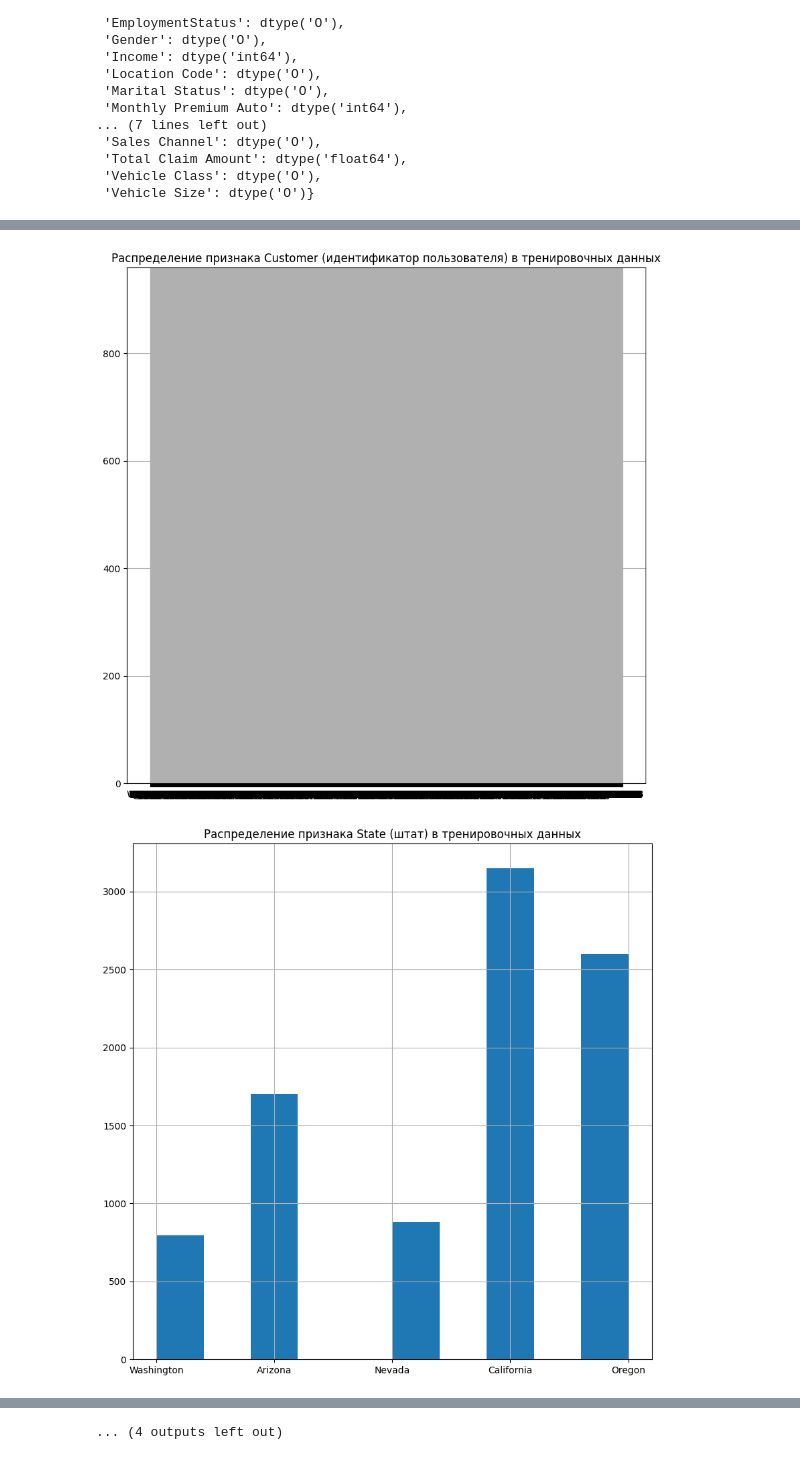
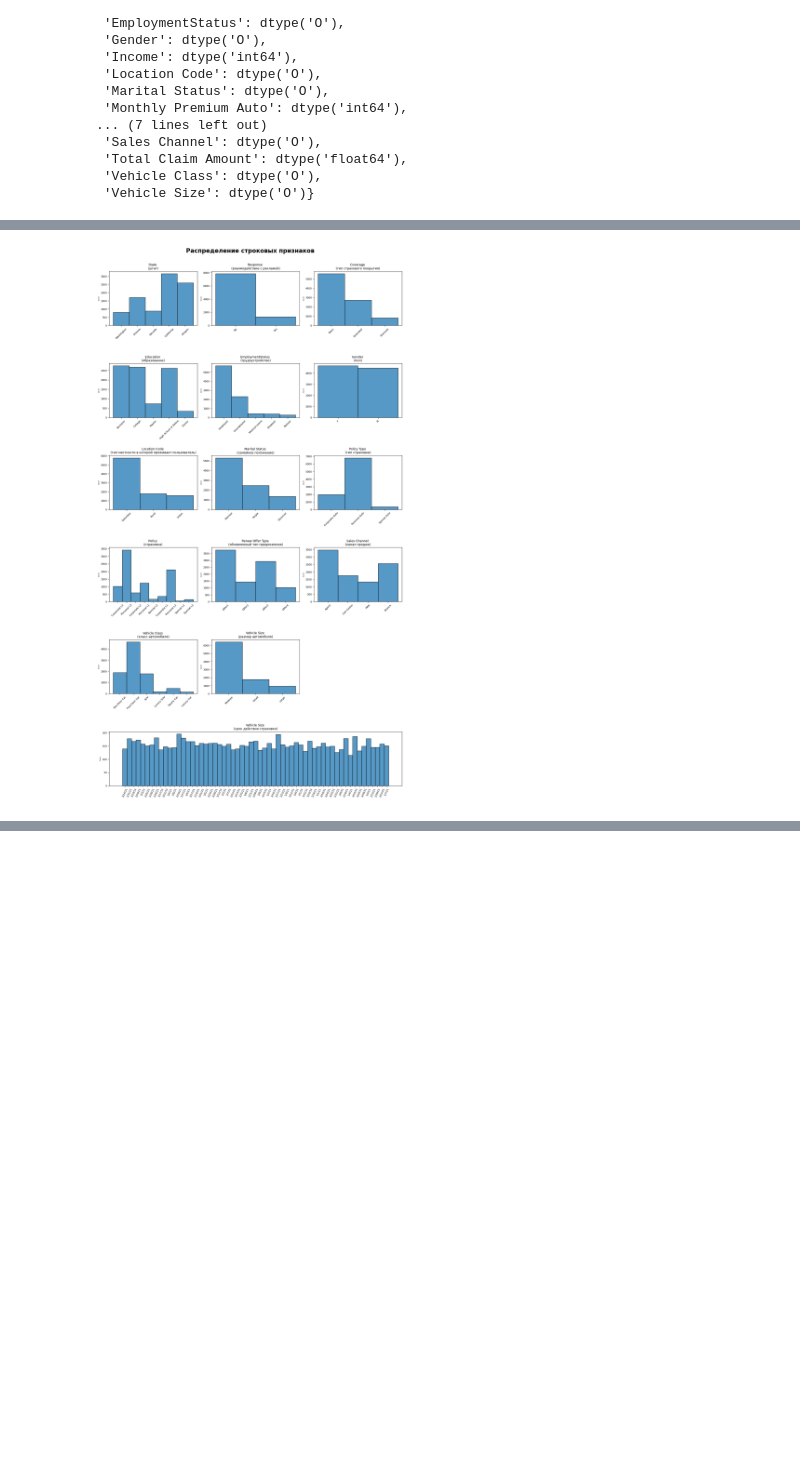
Before and after one commit to uc20100/Introduction-to-Data-Science, a Jupyter notebook: seminar_5/seminar_5.ipynb, the cells around one changed output, grey strips where cells are left out. Cells and saved outputs as stored; diff of their text form; code cells hidden in the pictures; blank space fills up the shorter version.

```diff
--- a/seminar_5/seminar_5.ipynb
+++ b/seminar_5/seminar_5.ipynb
@@ -263,8 +292,51 @@ plt.show()
 # %%
+# Задаём размеры полотна [ширина, длина]
+plt.figure(figsize=[14, 25])
+
+# Общий заголовок для всех графиков
+plt.suptitle('Распределение строковых признаков',
+              y=1.005,
+              fontsize=19,
+              fontweight='bold')
+index_plt = 0
+# Добавляем графики на полотно (3 шт. в одном ряду)
 for col in str_cols:
-    plt.figure(figsize = (10, 10))
-    plt.title(f'Распределение признака {col} ({translate_col[col]}) в тренировочных данных')
-    train_data[col].hist()
+    if not col in ['Customer', 'Effective To Date']:
+        plt.subplot(6, 3, index_plt+1)
+        # Заголовок для графика
+        plt.title(f'{col} \n({translate_col[col]})', fontsize=10)
+        # Задаём размер шривта и угол поворота текста для осей X и Y
+        plt.xticks(rotation=45, fontsize=8)
+        plt.yticks(fontsize=8)
+        # Убираем подпись оси X
+        plt.xlabel(' ')
+        # Делаем размер шрифта по Y=5, не уберая название оси
+        plt.ylabel('', fontsize=5)
+        # Отрисовываем гистограмму
+        sns.histplot(train_data[col])
+        index_plt += 1
+
+# Автоматически уместить все элементы на полотне
+plt.tight_layout()
+
+# График во всю длину экрана
+plt.subplot(6, 1, 6)
+# Заголовок для графика
+plt.title(f'{col} \n({translate_col["Effective To Date"]})', fontsize=10)
+# Задаём размер шривта и угол поворота текста для осей X и Y
+plt.xticks(rotation=65, fontsize=8)
+plt.yticks(fontsize=8)
+# Убираем подпись оси X
+plt.xlabel(' ')
+# Делаем размер шрифта по Y=5, не уберая название оси
+plt.ylabel('', fontsize=5)
+# Отрисовываем гистограмму
+sns.histplot(train_data['Effective To Date'])
+
+# Автоматически уместить все элементы на полотне
+plt.tight_layout()
+
+# Вывести графики на экран
+plt.show()
 # %% [output]
-[figure, old version]
+[figure, new version]
-[figure, removed]
@@ -281 +342,0 @@ for col in str_cols:
-... (4 outputs left out)
```
Also changed, not shown: parts of 53 cells of this notebook.
